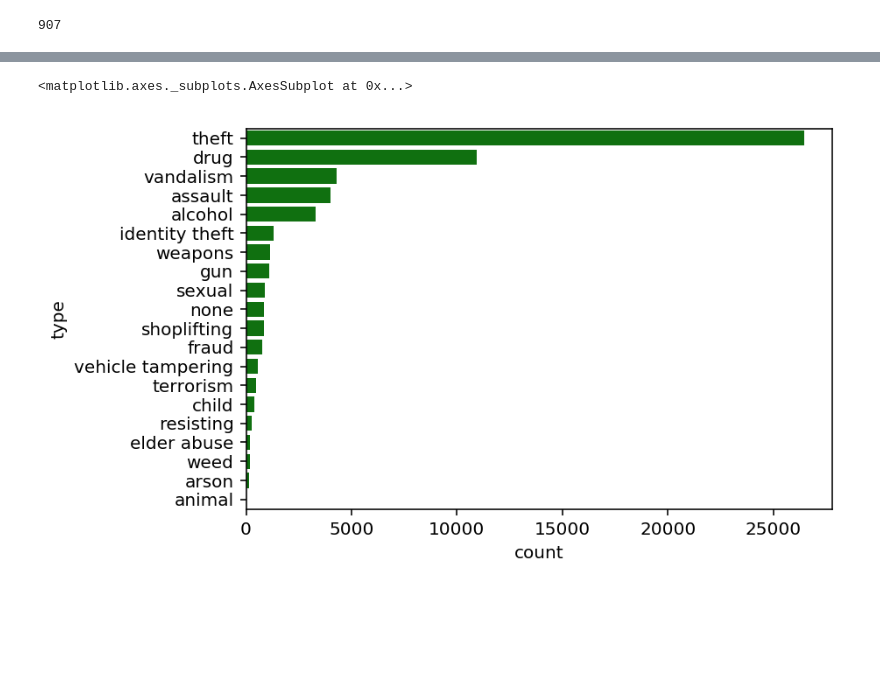
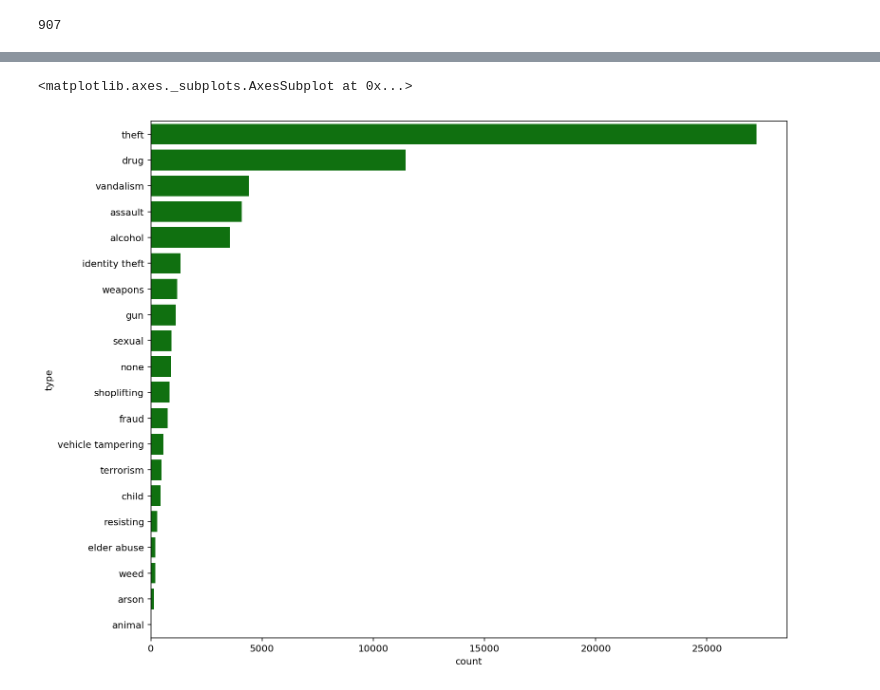
Before and after one commit to t5hua/crime_mapping_ece180_16, a Jupyter notebook: tim.ipynb, the cells around one changed output, grey strips where cells are left out. Drawn from its saved outputs; the diff is of its cells as text; code cells hidden in the pictures; blank space fills up the shorter version.

Commit message:
added classes file, created visuals

```diff
--- a/tim.ipynb
+++ b/tim.ipynb
@@ -62,6 +62,22 @@ def doy(row):
 
 
 df['doy'] = df.apply(doy, axis=1)
+
+
+def month(row):
+    m = row['time_fix']
+    return m.month
+
+
+df['month'] = df.apply(month, axis=1)
+
+
+def hour(row):
+    h = row['time_fix']
+    return h.hour
+
+
+df['hour'] = df.apply(hour, axis=1)
 # %%
 dto = datetime.strptime('2/3/2018 16:30:00', "%m/%d/%Y %H:%M:%S")
 dto.weekday()
@@ -136,5 +152,6 @@ df.head()
 # %%
-sns.countplot(y='type', data=df.dropna(), order=df['type'].value_counts().index, color='green')
+# sns.countplot(y='type', data=df[df['hour'] == 1], order=df['type'].value_counts().index, color='green')
+sns.countplot(y='type', data=df, order=df['type'].value_counts().index, color='green')
 # %% [output]
 <matplotlib.axes._subplots.AxesSubplot at 0x...>
-[figure, old version]
+[figure, new version]
```
Also changed, not shown: parts of 6 cells of this notebook, 3 other files.
